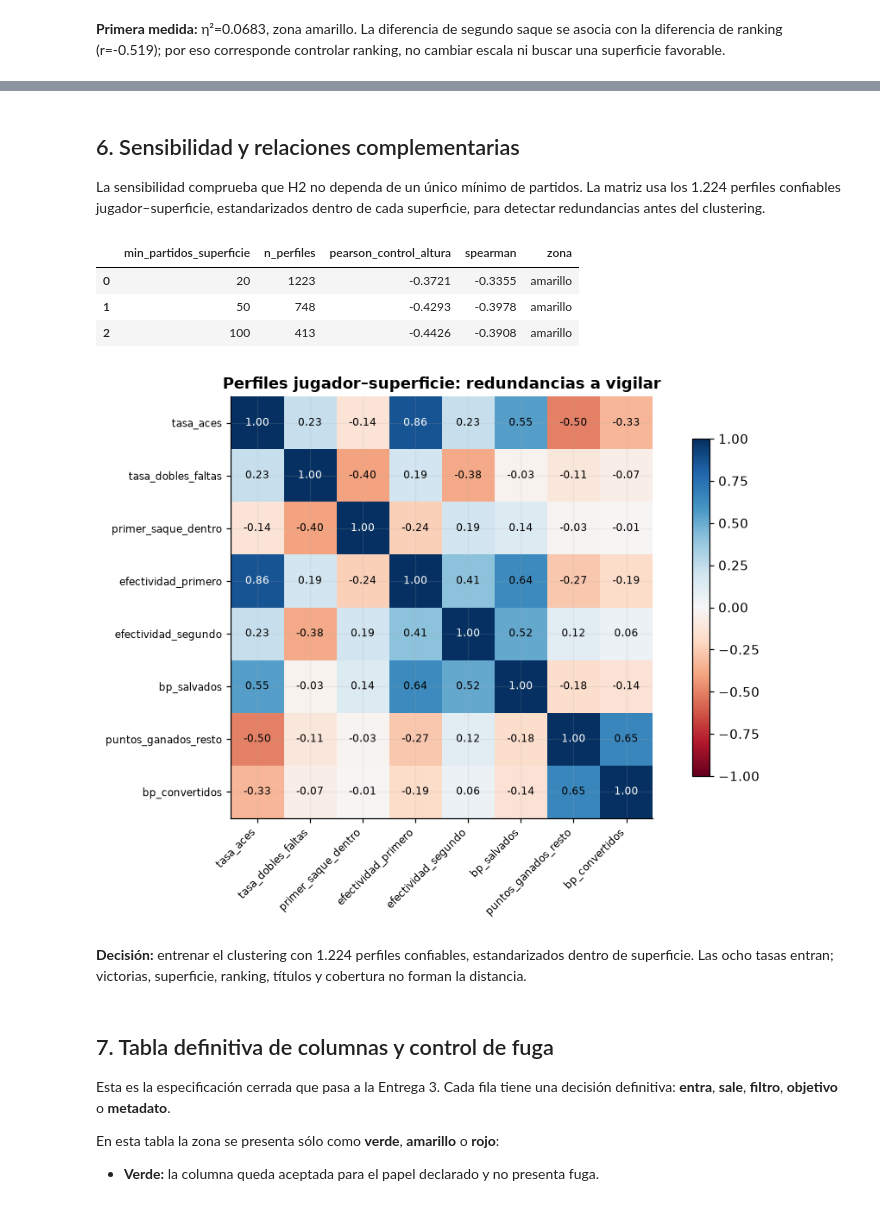
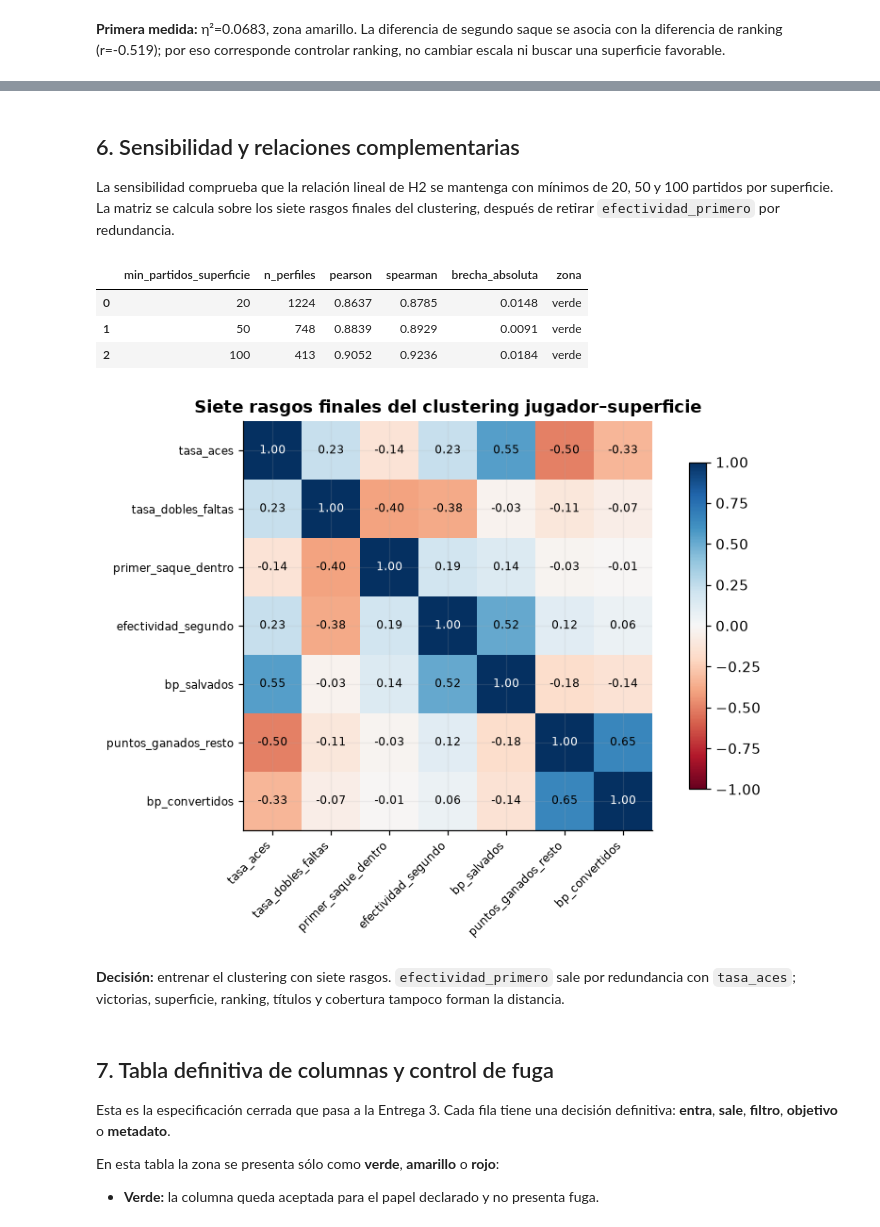
Before and after one commit to Rami195/ATP, a Jupyter notebook: entrega2/EDA_ATP_Entrega2.ipynb, the cells around one changed output, grey strips where cells are left out. Cells and saved outputs as stored; diff of their text form; code cells hidden in the pictures.

```diff
--- a/entrega2/EDA_ATP_Entrega2.ipynb
+++ b/entrega2/EDA_ATP_Entrega2.ipynb
@@ -932,47 +931,53 @@ assert all('2 movimientos' in f['movimiento'] for f in fichas if f['estado']=='i
 # %% [markdown]
 ## 6. Sensibilidad y relaciones complementarias
 
-La sensibilidad comprueba que H2 no dependa de un único mínimo de partidos.
-La matriz usa los 1.224 perfiles confiables jugador–superficie, estandarizados
-dentro de cada superficie, para detectar redundancias antes del clustering.
+La sensibilidad comprueba que la relación lineal de H2 se mantenga con mínimos
+de 20, 50 y 100 partidos por superficie. La matriz se calcula sobre los siete
+rasgos finales del clustering, después de retirar `efectividad_primero` por
+redundancia.
 # %%
 sens=[]
 for minimo in [20,50,100]:
-    v=h2base.loc[h2base.partidos.ge(minimo)].copy()
-    residuos_altura_por_superficie(v,'tasa_aces','aces_sin_altura')
-    residuos_altura_por_superficie(v,'puntos_ganados_resto','resto_sin_altura')
-    a=asociacion(v.aces_sin_altura,v.resto_sin_altura)
+    v=perfiles_superficie.loc[
+        perfiles_superficie.informacion_suficiente
+        & perfiles_superficie.partidos.ge(minimo)
+    ].dropna(subset=['tasa_aces','efectividad_primero']).copy()
+    estandarizar_por_superficie(v,'tasa_aces','aces_z')
+    estandarizar_por_superficie(v,'efectividad_primero','primer_saque_z')
+    a=asociacion(v.aces_z,v.primer_saque_z)
     sens.append({'min_partidos_superficie':minimo,'n_perfiles':a['n'],
-                 'pearson_control_altura':a['pearson'],'spearman':a['spearman'],
+                 'pearson':a['pearson'],'spearman':a['spearman'],
+                 'brecha_absoluta':abs(a['spearman']-a['pearson']),
                  'zona':zona(a['pearson'],'correlacion')})
 exportar(pd.DataFrame(sens),'sensibilidad_filtros')
 
-cluster_base = perfiles_superficie.loc[perfiles_superficie.informacion_suficiente, list(RATIOS)].copy()
-for variable in RATIOS:
-    cluster_base[variable] = perfiles_superficie.loc[
-        perfiles_superficie.informacion_suficiente
-    ].groupby('superficie')[variable].transform(lambda x:(x-x.mean())/x.std())
+VARIABLES_CLUSTER = [c for c in RATIOS if c != 'efectividad_primero']
+base_confiable = perfiles_superficie.loc[perfiles_superficie.informacion_suficiente].copy()
+cluster_base = base_confiable[VARIABLES_CLUSTER].copy()
+for variable in VARIABLES_CLUSTER:
+    cluster_base[variable] = base_confiable.groupby('superficie')[variable].transform(
+        lambda x:(x-x.mean())/x.std())
 corr=cluster_base.corr()
-fig,ax=plt.subplots(figsize=(9,6))
+fig,ax=plt.subplots(figsize=(8,5.5))
 im=ax.imshow(corr,vmin=-1,vmax=1,cmap='RdBu')
 ax.set_xticks(range(len(corr)),corr.columns,rotation=45,ha='right',fontsize=8)
 ax.set_yticks(range(len(corr)),corr.columns,fontsize=8)
 for i in range(len(corr)):
     for k in range(len(corr)):
         ax.text(k,i,f'{corr.iloc[i,k]:.2f}',ha='center',va='center',fontsize=8,
                 color='white' if abs(corr.iloc[i,k])>.7 else 'black')
-ax.set_title('Perfiles jugador–superficie: redundancias a vigilar')
+ax.set_title('Siete rasgos finales del clustering jugador–superficie')
 fig.colorbar(im,ax=ax,shrink=.8)
 grafico('05_correlacion_rasgos')
-texto('**Decisión:** entrenar el clustering con 1.224 perfiles confiables, estandarizados dentro de superficie. '
-      'Las ocho tasas entran; victorias, superficie, ranking, títulos y cobertura no forman la distancia.')
+texto('**Decisión:** entrenar el clustering con siete rasgos. `efectividad_primero` sale por redundancia con `tasa_aces`; '
+      'victorias, superficie, ranking, títulos y cobertura tampoco forman la distancia.')
 # %% [output]
-|  | min_partidos_superficie | n_perfiles | pearson_control_altura | spearman | zona |
-| 0 | 20 | 1223 | -0.3721 | -0.3355 | amarillo |
-| 1 | 50 | 748 | -0.4293 | -0.3978 | amarillo |
-| 2 | 100 | 413 | -0.4426 | -0.3908 | amarillo |
+|  | min_partidos_superficie | n_perfiles | pearson | spearman | brecha_absoluta | zona |
+| 0 | 20 | 1224 | 0.8637 | 0.8785 | 0.0148 | verde |
+| 1 | 50 | 748 | 0.8839 | 0.8929 | 0.0091 | verde |
+| 2 | 100 | 413 | 0.9052 | 0.9236 | 0.0184 | verde |
-[figure, old version]
+[figure, new version]
-**Decisión:** entrenar el clustering con 1.224 perfiles confiables, estandarizados dentro de superficie. Las ocho tasas entran; victorias, superficie, ranking, títulos y cobertura no forman la distancia.
+**Decisión:** entrenar el clustering con siete rasgos. `efectividad_primero` sale por redundancia con `tasa_aces`; victorias, superficie, ranking, títulos y cobertura tampoco forman la distancia.
 # %% [markdown]
 ## 7. Tabla definitiva de columnas y control de fuga
 
```
Also changed, not shown: parts of 9 cells of this notebook.
